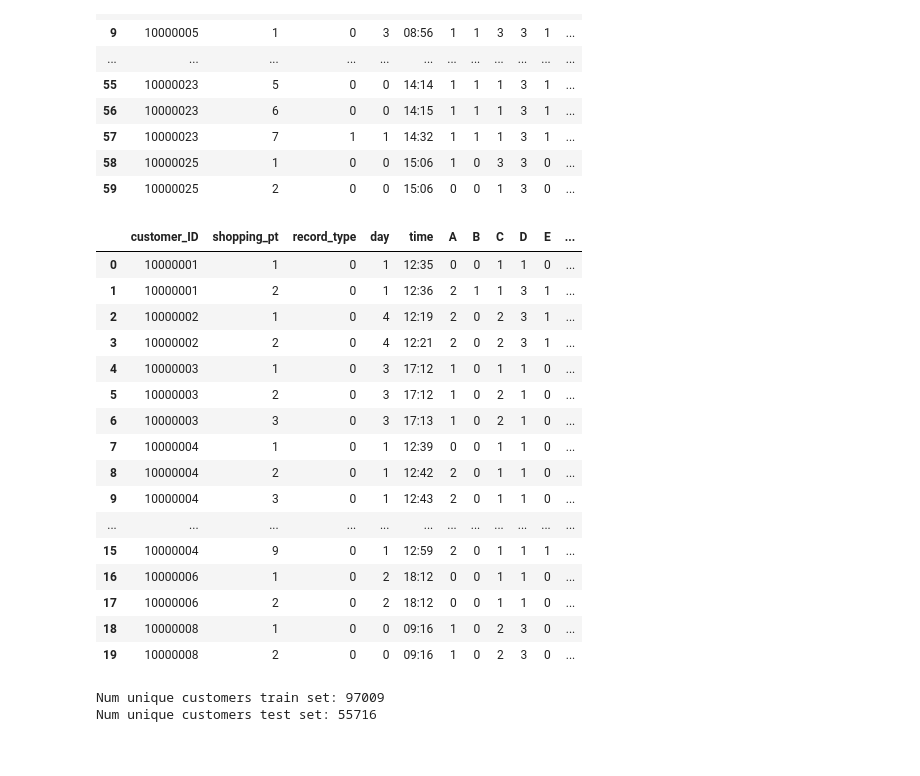
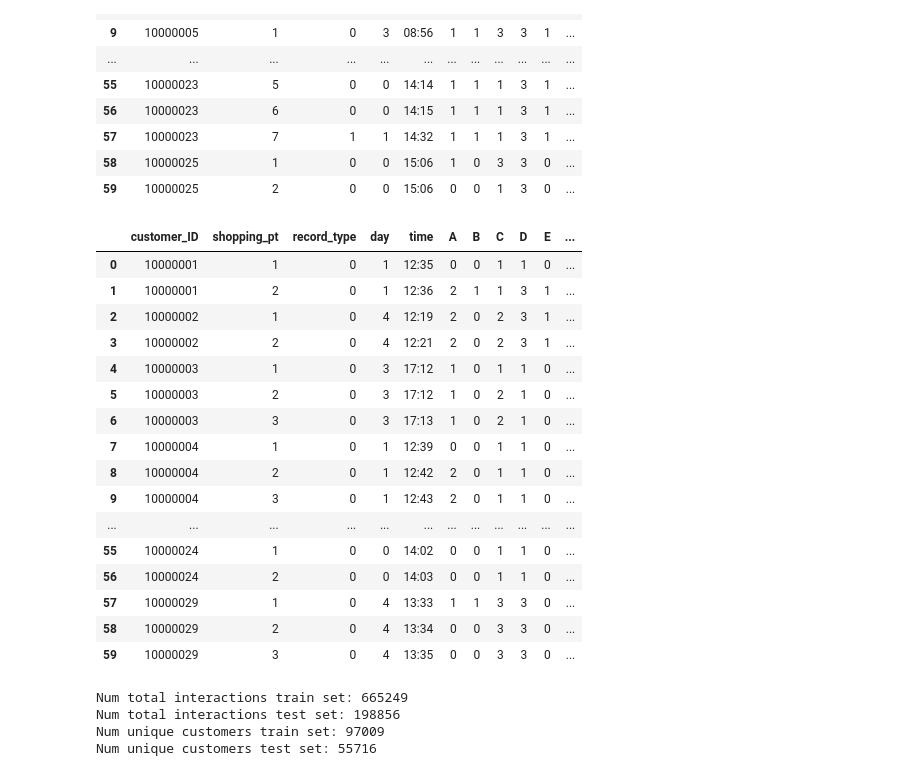
Before and after one commit to DaniSanchezSantolaya/RNN-customer-behavior, a Jupyter notebook: eda datasets/EDA_Allstate.ipynb, the cells around one changed output. Drawn from its saved outputs; the diff is of its cells as text; code cells hidden in the pictures.

```diff
--- a/eda datasets/EDA_Allstate.ipynb
+++ b/eda datasets/EDA_Allstate.ipynb
@@ -29,29 +29,33 @@ train[['customer_ID', 'shopping_pt', 'record_type', 'day', 'time', 'A', 'B', 'C'
 | 58 | 10000025 | 1 | 0 | 0 | 15:06 | 1 | 0 | 3 | 3 | 0 | ... |
 | 59 | 10000025 | 2 | 0 | 0 | 15:06 | 0 | 0 | 1 | 3 | 0 | ... |
 # %%
-test[['customer_ID', 'shopping_pt', 'record_type', 'day', 'time', 'A', 'B', 'C', 'D', 'E', 'F', 'G', 'group_size'].head(20)
+test[['customer_ID', 'shopping_pt', 'record_type', 'day', 'time', 'A', 'B', 'C', 'D', 'E', 'F', 'G']].head(60)
 # %% [output]
 |  | customer_ID | shopping_pt | record_type | day | time | A | B | C | D | E | ... |
 | 0 | 10000001 | 1 | 0 | 1 | 12:35 | 0 | 0 | 1 | 1 | 0 | ... |
 | 1 | 10000001 | 2 | 0 | 1 | 12:36 | 2 | 1 | 1 | 3 | 1 | ... |
 | 2 | 10000002 | 1 | 0 | 4 | 12:19 | 2 | 0 | 2 | 3 | 1 | ... |
 | 3 | 10000002 | 2 | 0 | 4 | 12:21 | 2 | 0 | 2 | 3 | 1 | ... |
 | 4 | 10000003 | 1 | 0 | 3 | 17:12 | 1 | 0 | 1 | 1 | 0 | ... |
 | 5 | 10000003 | 2 | 0 | 3 | 17:12 | 1 | 0 | 2 | 1 | 0 | ... |
 | 6 | 10000003 | 3 | 0 | 3 | 17:13 | 1 | 0 | 2 | 1 | 0 | ... |
 | 7 | 10000004 | 1 | 0 | 1 | 12:39 | 0 | 0 | 1 | 1 | 0 | ... |
 | 8 | 10000004 | 2 | 0 | 1 | 12:42 | 2 | 0 | 1 | 1 | 0 | ... |
 | 9 | 10000004 | 3 | 0 | 1 | 12:43 | 2 | 0 | 1 | 1 | 0 | ... |
 | ... | ... | ... | ... | ... | ... | ... | ... | ... | ... | ... | ... |
-| 15 | 10000004 | 9 | 0 | 1 | 12:59 | 2 | 0 | 1 | 1 | 1 | ... |
-| 16 | 10000006 | 1 | 0 | 2 | 18:12 | 0 | 0 | 1 | 1 | 0 | ... |
-| 17 | 10000006 | 2 | 0 | 2 | 18:12 | 0 | 0 | 1 | 1 | 0 | ... |
-| 18 | 10000008 | 1 | 0 | 0 | 09:16 | 1 | 0 | 2 | 3 | 0 | ... |
-| 19 | 10000008 | 2 | 0 | 0 | 09:16 | 1 | 0 | 2 | 3 | 0 | ... |
+| 55 | 10000024 | 1 | 0 | 0 | 14:02 | 0 | 0 | 1 | 1 | 0 | ... |
+| 56 | 10000024 | 2 | 0 | 0 | 14:03 | 0 | 0 | 1 | 1 | 0 | ... |
+| 57 | 10000029 | 1 | 0 | 4 | 13:33 | 1 | 1 | 3 | 3 | 0 | ... |
+| 58 | 10000029 | 2 | 0 | 4 | 13:34 | 0 | 0 | 3 | 3 | 0 | ... |
+| 59 | 10000029 | 3 | 0 | 4 | 13:35 | 0 | 0 | 3 | 3 | 0 | ... |
 # %%
+print('Num total interactions train set: ' + str(len(train)))
+print('Num total interactions test set: ' + str(len(test)))
 print('Num unique customers train set: ' + str(len(train.customer_ID.unique())))
 print('Num unique customers test set: ' + str(len(test.customer_ID.unique())))
 # %% [output]
+Num total interactions train set: 665249
+Num total interactions test set: 198856
 Num unique customers train set: 97009
 Num unique customers test set: 55716
 # %%
```
Also changed, not shown: parts of 8 cells of this notebook.
